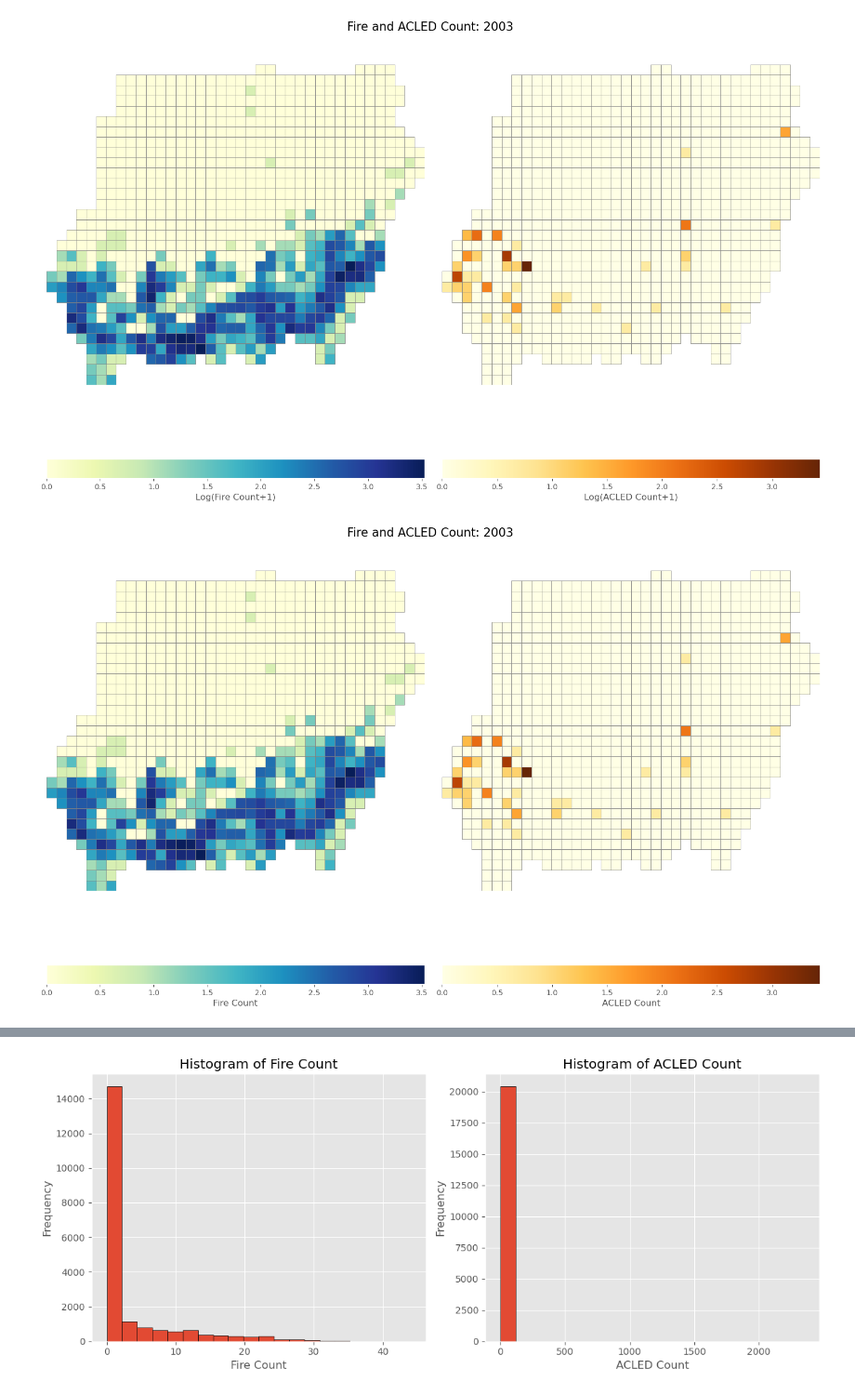
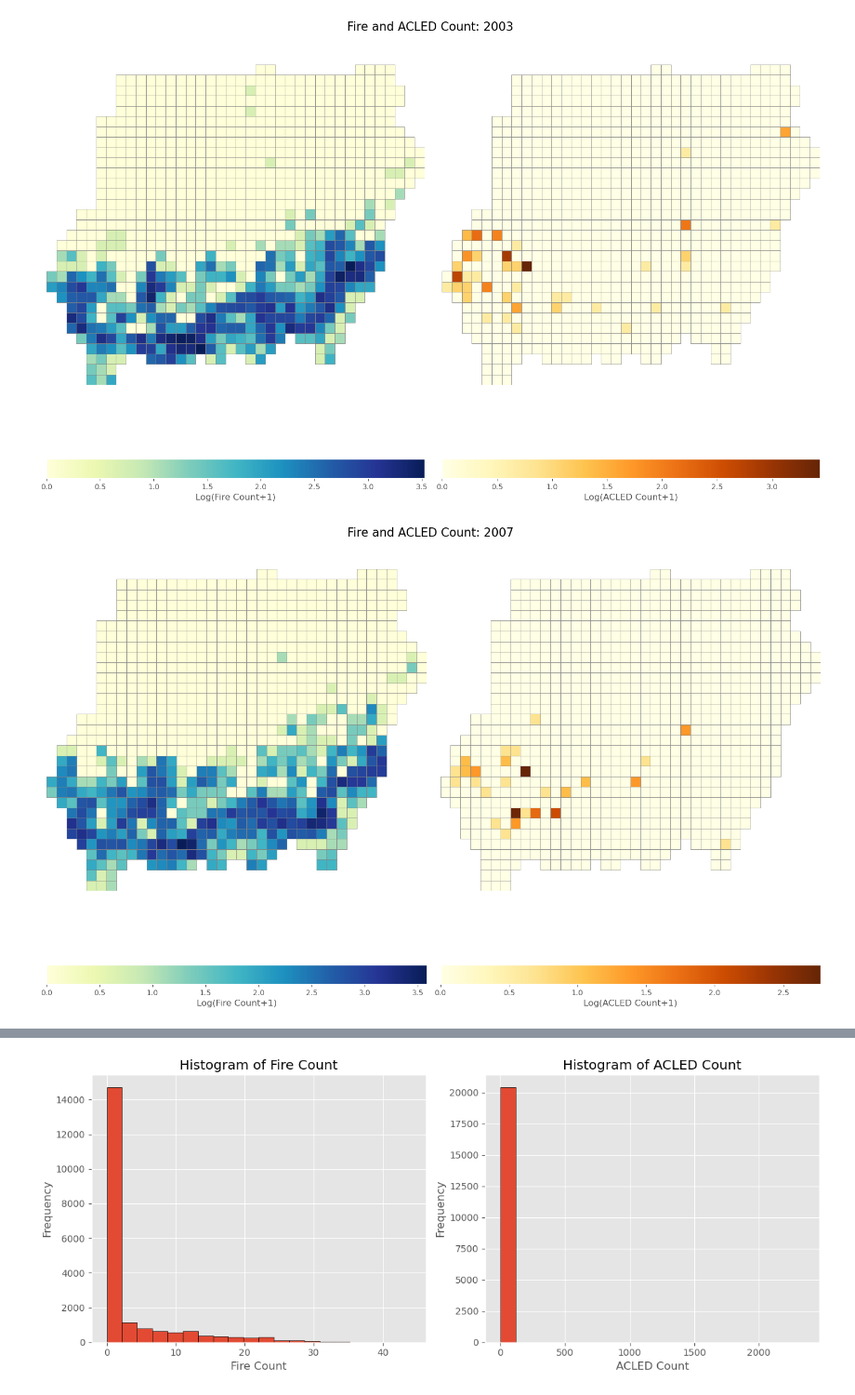
Before and after one commit to sameera006/Final_Dissertation, a Jupyter notebook: Mergeddata_Copy.ipynb, the cells around one changed output, grey strips where cells are left out. Shown at 93% size. Saved outputs shown, nothing was run; the diff lists cells and outputs as text; code cells hidden in the pictures.

```diff
--- a/Mergeddata_Copy.ipynb
+++ b/Mergeddata_Copy.ipynb
@@ -347,7 +347,7 @@ for year in [2003]:
 # %% [output]
 [figure]
 # %%
-for year in [2003]:
+for year in [2007]:
     print_plot(year)
 # %% [output]
-[figure, old version]
+[figure, new version]
```
Also changed, not shown: parts of 2 cells of this notebook, 3 other files.
